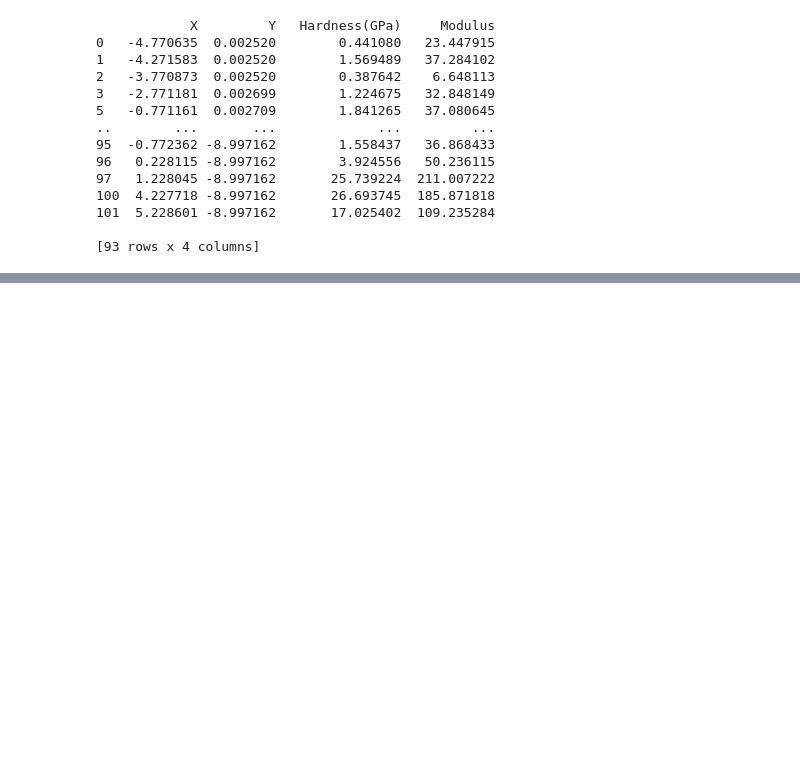
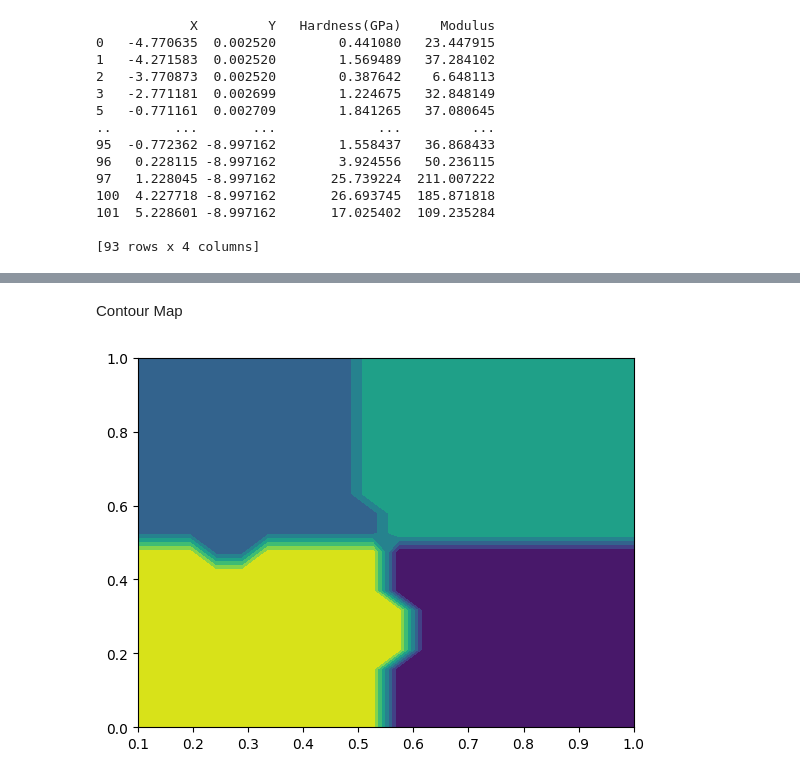
Before and after one commit to emilyliublair/VIP, a Jupyter notebook: kmeans.ipynb, the cells around one changed output, grey strips where cells are left out. Drawn from its saved outputs; the diff is of its cells as text; code cells hidden in the pictures; blank space fills up the shorter version.

Commit message:
reshape data to 10x1, 10x1, 10x10

```diff
--- a/kmeans.ipynb
+++ b/kmeans.ipynb
@@ -166,0 +225,10 @@ plt.show()
+# %% [markdown]
+Contour Map
+# %%
+z_cluster = new_temp["Cluster"].to_numpy().reshape([pts,pts])
+
+fig,ax = plt.subplots(1,1)
+ax.contourf(feature_x, feature_y, z_cluster)
+plt.show()
+# %% [output]
+[figure, added]
```
Also changed, not shown: parts of 13 cells of this notebook.
